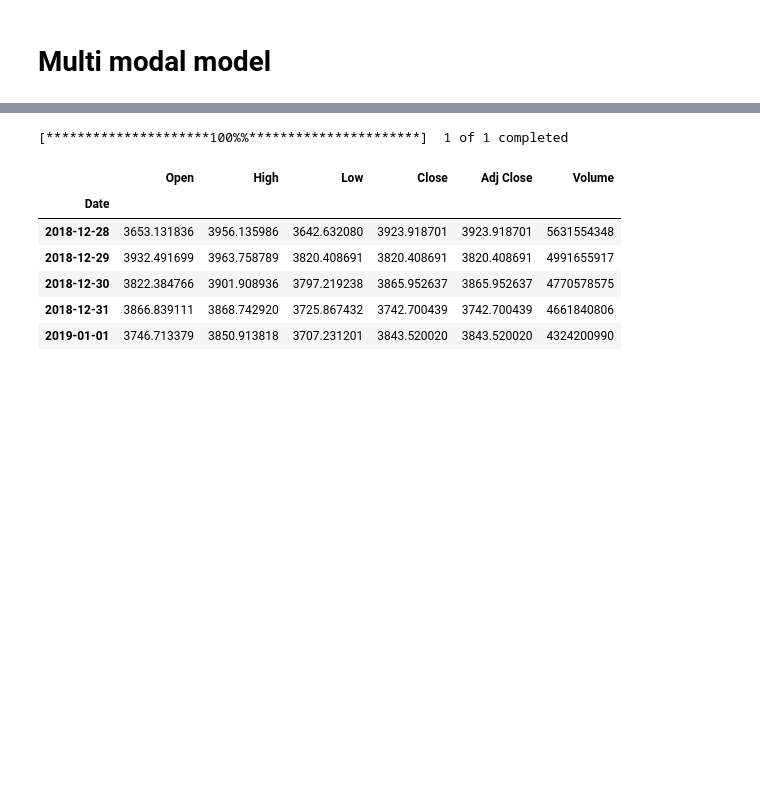
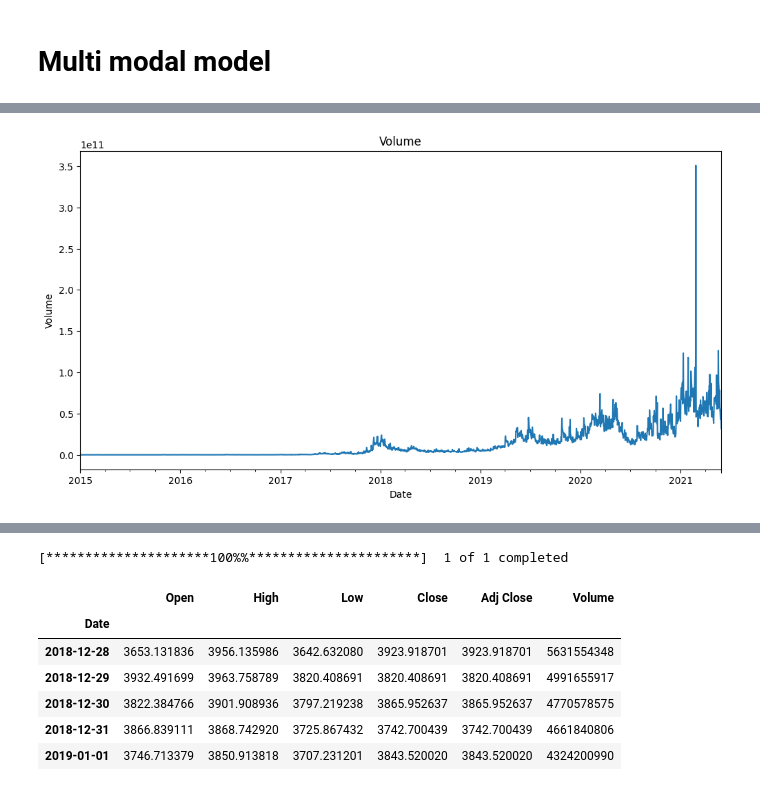
Before and after one commit to kaysho/MSc-Thesis, a Jupyter notebook: Multi_Modal_Model.ipynb, the cells around one changed output, grey strips where cells are left out. Drawn from its saved outputs; the diff is of its cells as text; code cells hidden in the pictures; blank space fills up the shorter version.

```diff
--- a/Multi_Modal_Model.ipynb
+++ b/Multi_Modal_Model.ipynb
@@ -46,0 +200,10 @@ def processTweet(tweetFeed):
+# %%
+# Plotting Volume
+plt.figure(figsize=(12, 6))
+price['Volume'].plot()
+plt.title('Volume')
+plt.xlabel('Date')
+plt.ylabel('Volume')
+plt.show()
+# %% [output]
+[figure, added]
```
Also changed, not shown: parts of 67 cells of this notebook.
